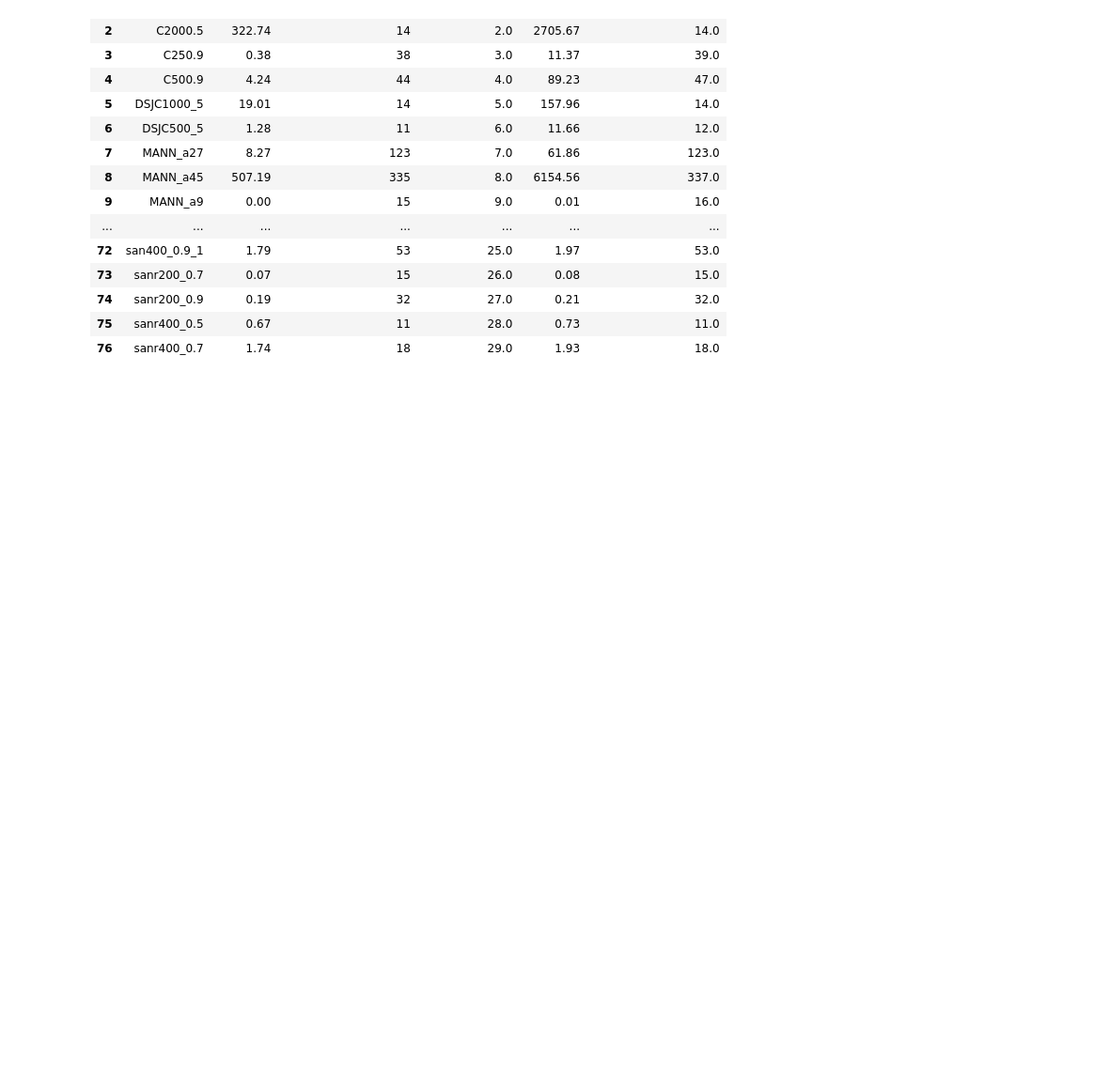
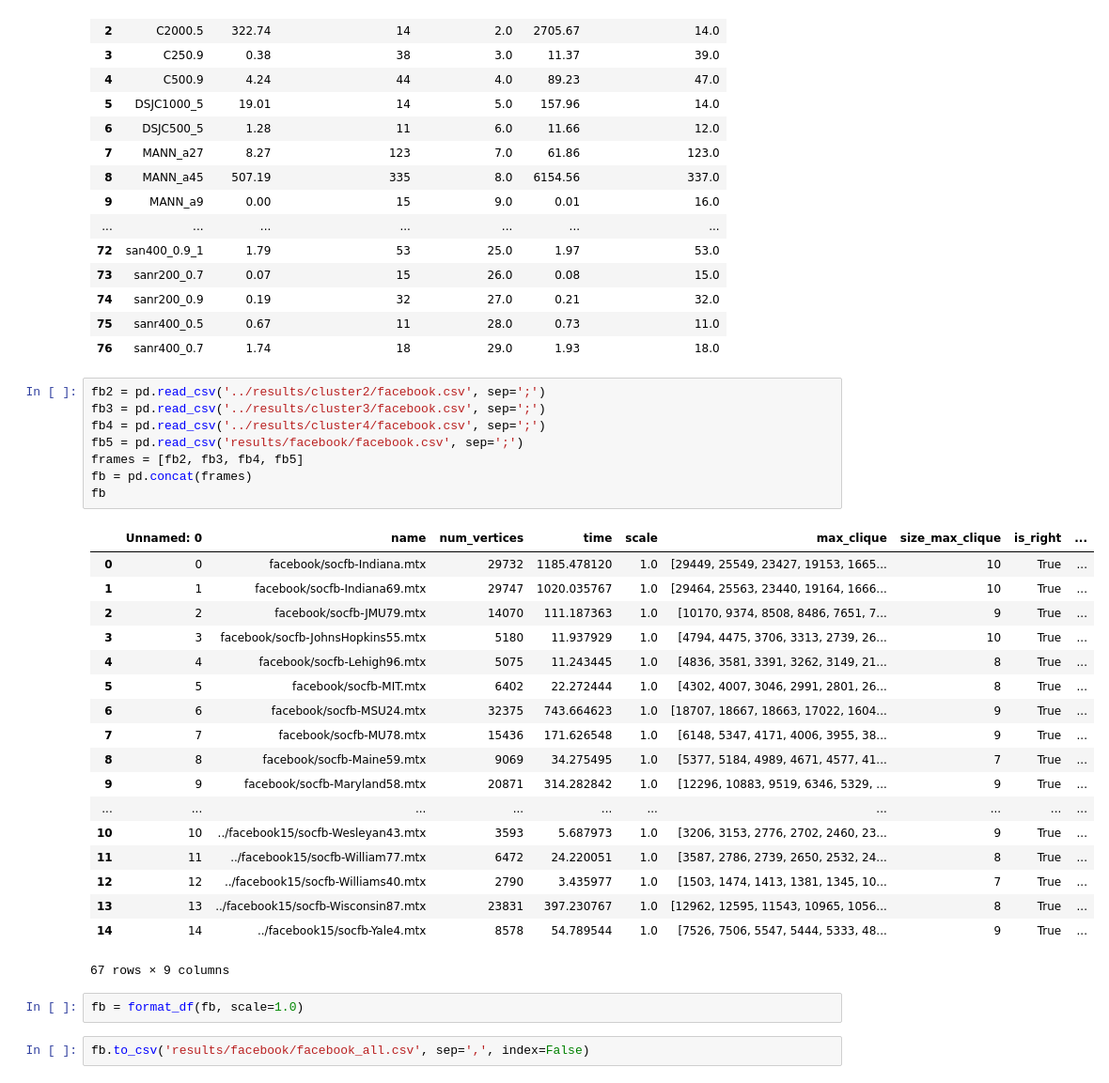
Before and after one commit to stacy-s/MCP, a Jupyter notebook: data.ipynb, the cells around one changed output. Shown: that part at 94% size. Cells and saved outputs as stored; diff of their text form; blank space fills up the shorter version.

```diff
--- a/data.ipynb
+++ b/data.ipynb
@@ -61,3 +64,34 @@ res = df1.merge(df2, 'left', on='name')
 | 74 | sanr200_0.9 | 0.19 | 32 | 27.0 | 0.21 | 32.0 |
 | 75 | sanr400_0.5 | 0.67 | 11 | 28.0 | 0.73 | 11.0 |
 | 76 | sanr400_0.7 | 1.74 | 18 | 29.0 | 1.93 | 18.0 |
+# %%
+fb2 = pd.read_csv('../results/cluster2/facebook.csv', sep=';')
+fb3 = pd.read_csv('../results/cluster3/facebook.csv', sep=';')
+fb4 = pd.read_csv('../results/cluster4/facebook.csv', sep=';')
+fb5 = pd.read_csv('results/facebook/facebook.csv', sep=';')
+frames = [fb2, fb3, fb4, fb5]
+fb = pd.concat(frames)
+fb
+# %% [output]
+|  | Unnamed: 0 | name | num_vertices | time | scale | max_clique | size_max_clique | is_right | ... |
+| 0 | 0 | facebook/socfb-Indiana.mtx | 29732 | 1185.478120 | 1.0 | [29449, 25549, 23427, 19153, 1665... | 10 | True | ... |
+| 1 | 1 | facebook/socfb-Indiana69.mtx | 29747 | 1020.035767 | 1.0 | [29464, 25563, 23440, 19164, 1666... | 10 | True | ... |
+| 2 | 2 | facebook/socfb-JMU79.mtx | 14070 | 111.187363 | 1.0 | [10170, 9374, 8508, 8486, 7651, 7... | 9 | True | ... |
+| 3 | 3 | facebook/socfb-JohnsHopkins55.mtx | 5180 | 11.937929 | 1.0 | [4794, 4475, 3706, 3313, 2739, 26... | 10 | True | ... |
+| 4 | 4 | facebook/socfb-Lehigh96.mtx | 5075 | 11.243445 | 1.0 | [4836, 3581, 3391, 3262, 3149, 21... | 8 | True | ... |
+| 5 | 5 | facebook/socfb-MIT.mtx | 6402 | 22.272444 | 1.0 | [4302, 4007, 3046, 2991, 2801, 26... | 8 | True | ... |
+| 6 | 6 | facebook/socfb-MSU24.mtx | 32375 | 743.664623 | 1.0 | [18707, 18667, 18663, 17022, 1604... | 9 | True | ... |
+| 7 | 7 | facebook/socfb-MU78.mtx | 15436 | 171.626548 | 1.0 | [6148, 5347, 4171, 4006, 3955, 38... | 9 | True | ... |
+| 8 | 8 | facebook/socfb-Maine59.mtx | 9069 | 34.275495 | 1.0 | [5377, 5184, 4989, 4671, 4577, 41... | 7 | True | ... |
+| 9 | 9 | facebook/socfb-Maryland58.mtx | 20871 | 314.282842 | 1.0 | [12296, 10883, 9519, 6346, 5329, ... | 9 | True | ... |
+| ... | ... | ... | ... | ... | ... | ... | ... | ... | ... |
+| 10 | 10 | ../facebook15/socfb-Wesleyan43.mtx | 3593 | 5.687973 | 1.0 | [3206, 3153, 2776, 2702, 2460, 23... | 9 | True | ... |
+| 11 | 11 | ../facebook15/socfb-William77.mtx | 6472 | 24.220051 | 1.0 | [3587, 2786, 2739, 2650, 2532, 24... | 8 | True | ... |
+| 12 | 12 | ../facebook15/socfb-Williams40.mtx | 2790 | 3.435977 | 1.0 | [1503, 1474, 1413, 1381, 1345, 10... | 7 | True | ... |
+| 13 | 13 | ../facebook15/socfb-Wisconsin87.mtx | 23831 | 397.230767 | 1.0 | [12962, 12595, 11543, 10965, 1056... | 8 | True | ... |
+| 14 | 14 | ../facebook15/socfb-Yale4.mtx | 8578 | 54.789544 | 1.0 | [7526, 7506, 5547, 5444, 5333, 48... | 9 | True | ... |
+67 rows × 9 columns
+# %%
+fb = format_df(fb, scale=1.0)
+# %%
+fb.to_csv('results/facebook/facebook_all.csv', sep=',', index=False)
```
Also changed, not shown: parts of 5 cells of this notebook, 1 other file.
